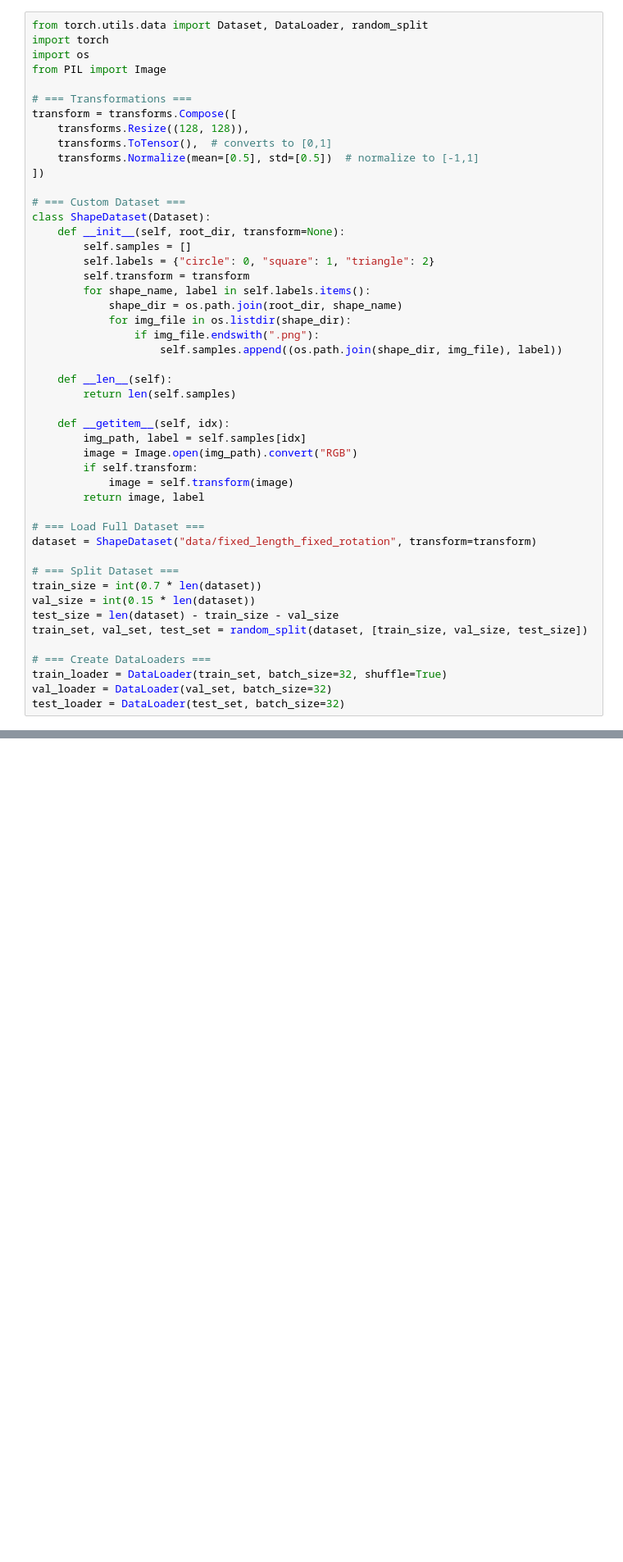
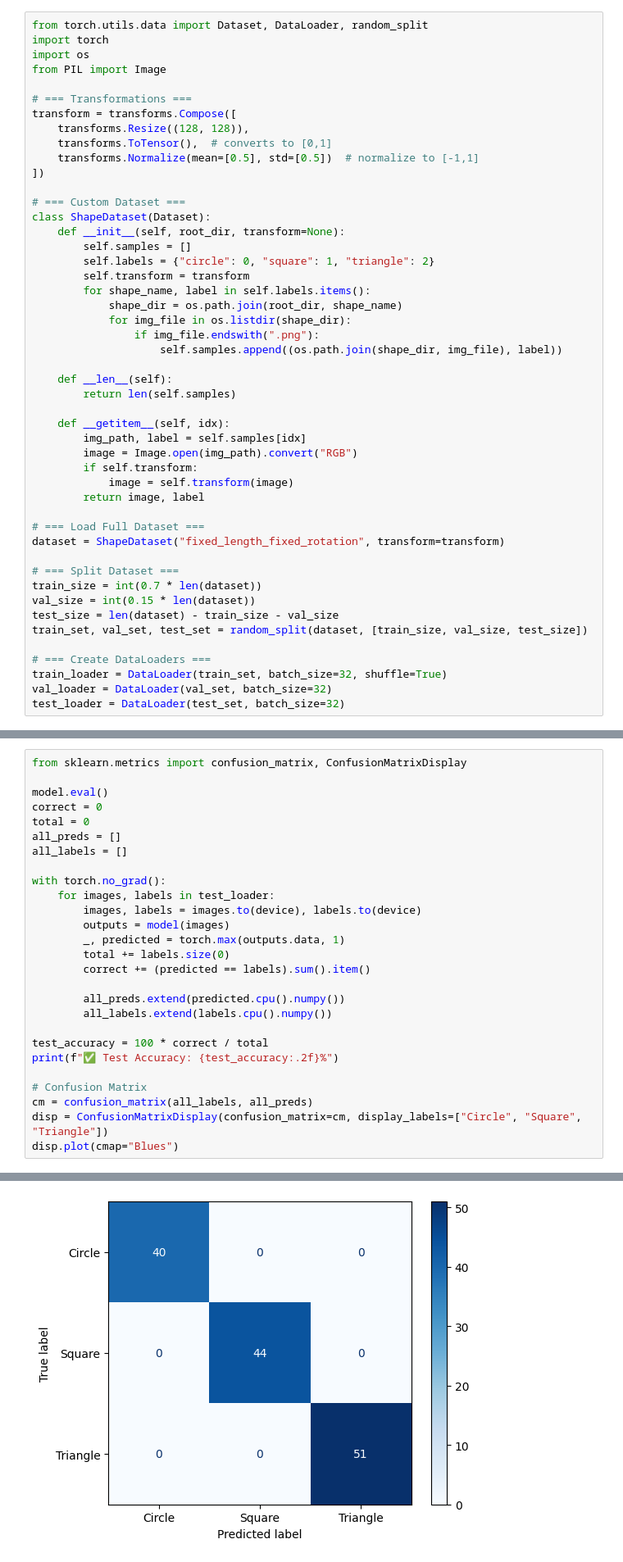
Before and after one commit to yasirusama61/ShapeClassifierPyTorch, a Jupyter notebook: Shape_Classifier.ipynb, the cells around one changed output, grey strips where cells are left out. Shown: that part at 82% size. Drawn from its saved outputs; the diff is of its cells as text; blank space fills up the shorter version.

```diff
--- a/Shape_Classifier.ipynb
+++ b/Shape_Classifier.ipynb
@@ -88,7 +90,7 @@ class ShapeDataset(Dataset):
         return image, label
 
 # === Load Full Dataset ===
-dataset = ShapeDataset("data/fixed_length_fixed_rotation", transform=transform)
+dataset = ShapeDataset("fixed_length_fixed_rotation", transform=transform)
 
 # === Split Dataset ===
 train_size = int(0.7 * len(dataset))
@@ -125,0 +250,28 @@ show_samples(train_set)
+# %%
+from sklearn.metrics import confusion_matrix, ConfusionMatrixDisplay
+
+model.eval()
+correct = 0
+total = 0
+all_preds = []
+all_labels = []
+
+with torch.no_grad():
+    for images, labels in test_loader:
+        images, labels = images.to(device), labels.to(device)
+        outputs = model(images)
+        _, predicted = torch.max(outputs.data, 1)
+        total += labels.size(0)
+        correct += (predicted == labels).sum().item()
+
+        all_preds.extend(predicted.cpu().numpy())
+        all_labels.extend(labels.cpu().numpy())
+
+test_accuracy = 100 * correct / total
+print(f"✅ Test Accuracy: {test_accuracy:.2f}%")
+
+# Confusion Matrix
+cm = confusion_matrix(all_labels, all_preds)
+disp = ConfusionMatrixDisplay(confusion_matrix=cm, display_labels=["Circle", "Square", "Triangle"])
+disp.plot(cmap="Blues")
+# %% [output]
@@ -125,0 +280 @@ show_samples(train_set)
+[figure, added]
```
Also changed, not shown: parts of 11 cells of this notebook.
